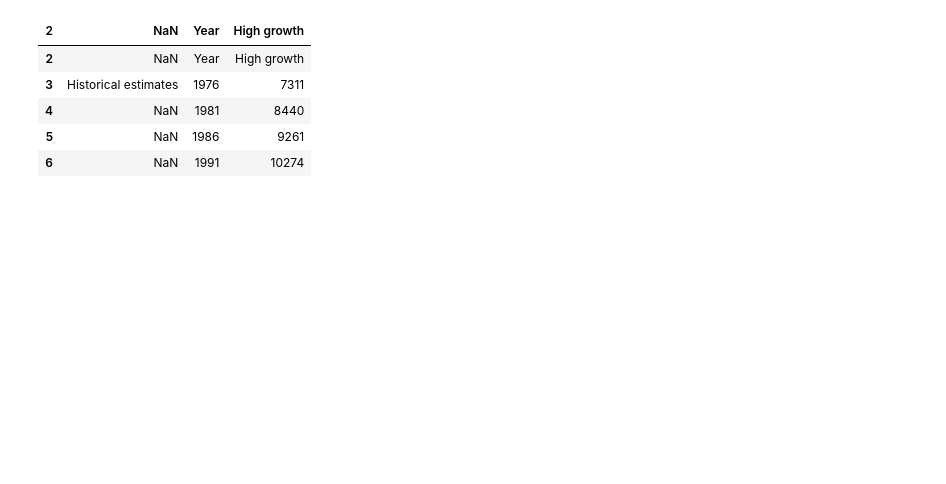
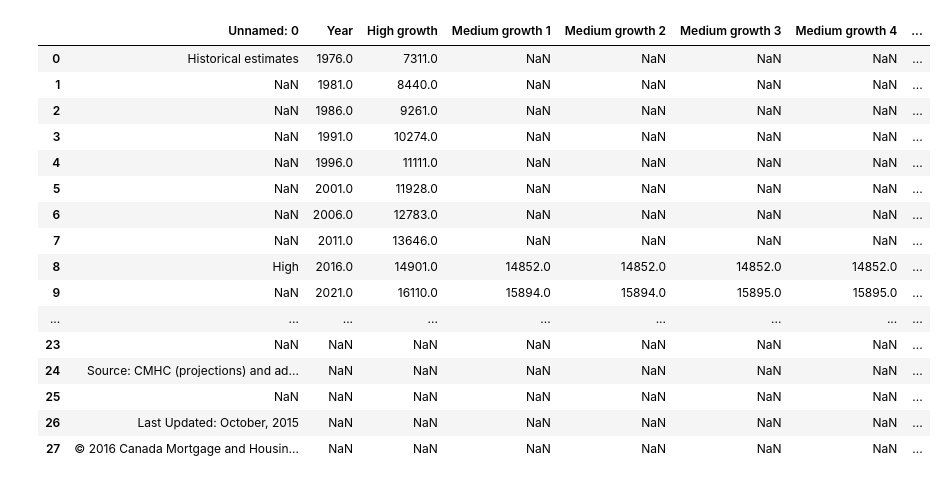
Before and after one commit to noob-noob1/IRCC_Project, a Jupyter notebook: datasets/Housing Dataset/Housing_Numbers/Interpolation.ipynb, the cells around one changed output. Drawn from its saved outputs; the diff is of its cells as text; code cells hidden in the pictures; blank space fills up the shorter version.

```diff
--- a/datasets/Housing Dataset/Housing_Numbers/Interpolation.ipynb
+++ b/datasets/Housing Dataset/Housing_Numbers/Interpolation.ipynb
@@ -1,5 +1,23 @@
 # %%
-import numpy as np
 import pandas as pd
-
-df = pd.read_csv("number-of-households-canada-csv.csv", encoding="latin-1", header=None)
+# read csv file
+df = pd.read_csv('number-of-households-canada-csv.csv', encoding='latin1',header=2)
+df
+# %% [output]
+|  | Unnamed: 0 | Year | High growth | Medium growth 1 | Medium growth 2 | Medium growth 3 | Medium growth 4 | ... |
+| 0 | Historical estimates | 1976.0 | 7311.0 | NaN | NaN | NaN | NaN | ... |
+| 1 | NaN | 1981.0 | 8440.0 | NaN | NaN | NaN | NaN | ... |
+| 2 | NaN | 1986.0 | 9261.0 | NaN | NaN | NaN | NaN | ... |
+| 3 | NaN | 1991.0 | 10274.0 | NaN | NaN | NaN | NaN | ... |
+| 4 | NaN | 1996.0 | 11111.0 | NaN | NaN | NaN | NaN | ... |
+| 5 | NaN | 2001.0 | 11928.0 | NaN | NaN | NaN | NaN | ... |
+| 6 | NaN | 2006.0 | 12783.0 | NaN | NaN | NaN | NaN | ... |
+| 7 | NaN | 2011.0 | 13646.0 | NaN | NaN | NaN | NaN | ... |
+| 8 | High | 2016.0 | 14901.0 | 14852.0 | 14852.0 | 14852.0 | 14852.0 | ... |
+| 9 | NaN | 2021.0 | 16110.0 | 15894.0 | 15894.0 | 15895.0 | 15895.0 | ... |
+| ... | ... | ... | ... | ... | ... | ... | ... | ... |
+| 23 | NaN | NaN | NaN | NaN | NaN | NaN | NaN | ... |
+| 24 | Source: CMHC (projections) and ad... | NaN | NaN | NaN | NaN | NaN | NaN | ... |
+| 25 | NaN | NaN | NaN | NaN | NaN | NaN | NaN | ... |
+| 26 | Last Updated: October, 2015 | NaN | NaN | NaN | NaN | NaN | NaN | ... |
+| 27 | © 2016 Canada Mortgage and Housin... | NaN | NaN | NaN | NaN | NaN | NaN | ... |
@@ -10,10 +23,0 @@ df.columns = df.iloc[0]
-# %%
-df= df.iloc[:,:3]
-df.head()
-# %% [output]
-| 2 | NaN | Year | High growth |
-| 2 | NaN | Year | High growth |
-| 3 | Historical estimates | 1976 | 7311 |
-| 4 | NaN | 1981 | 8440 |
-| 5 | NaN | 1986 | 9261 |
-| 6 | NaN | 1991 | 10274 |
```
Also changed, not shown: parts of 10 cells of this notebook, 2 other files.
